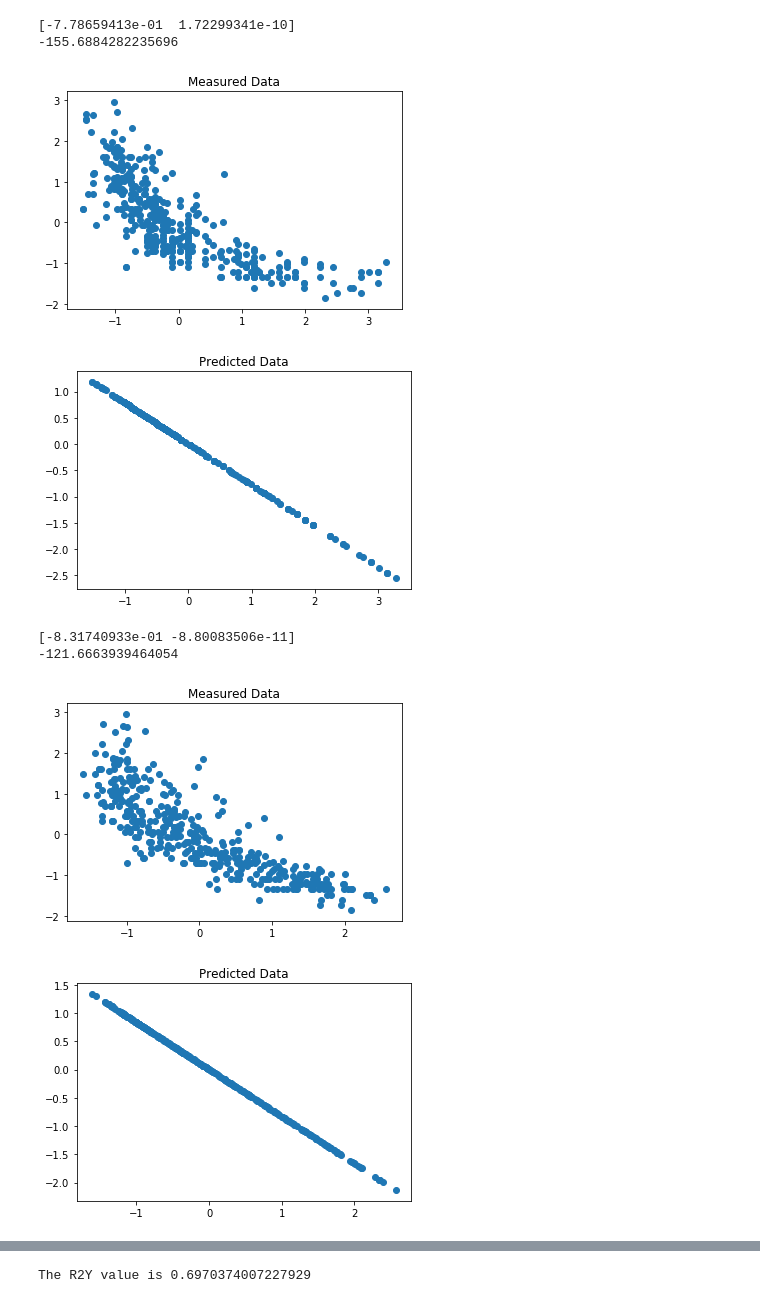
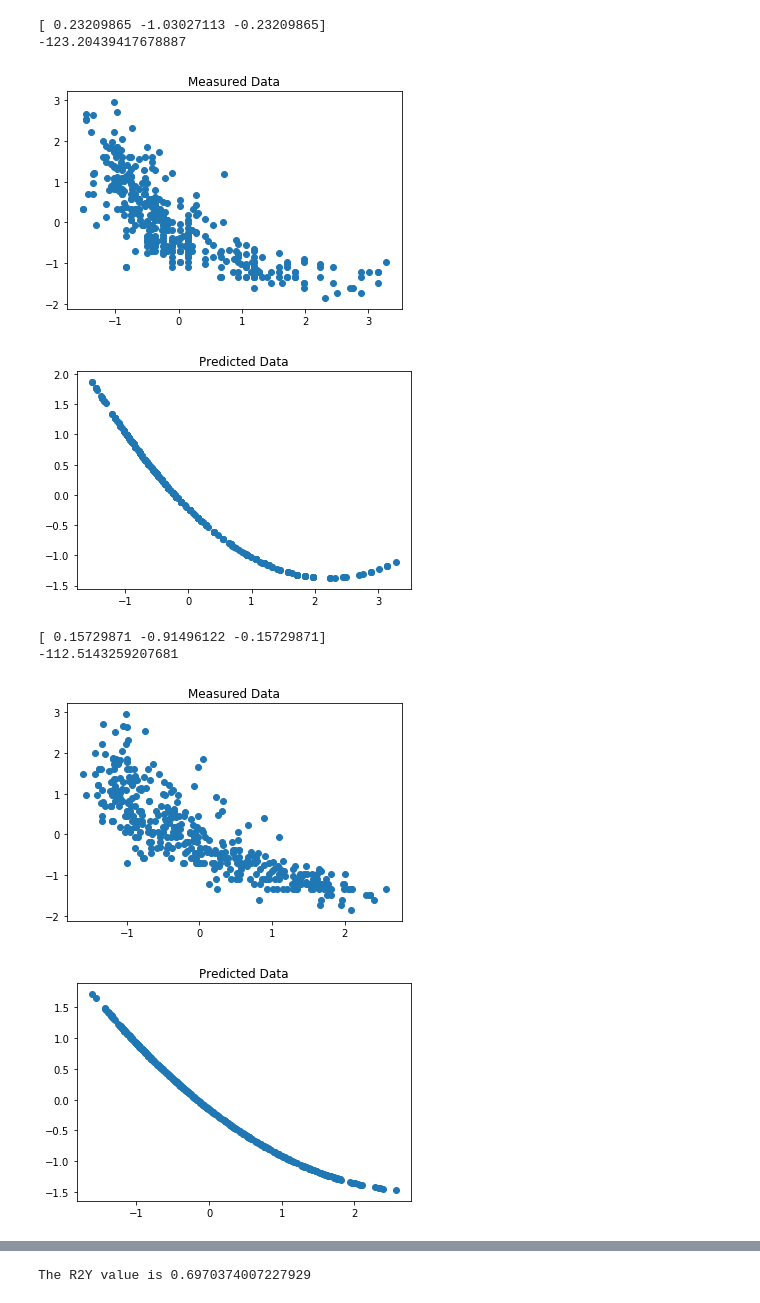
Before and after one commit to micah-bryant/Automobile_Analysis_Project, a Jupyter notebook: Final_Project.ipynb, the cells around one changed output, grey strips where cells are left out. Saved outputs shown, nothing was run; the diff lists cells and outputs as text; code cells hidden in the pictures.

Commit message:
Added 1st and 2nd order commands to OLS

```diff
--- a/Final_Project.ipynb
+++ b/Final_Project.ipynb
@@ -79,11 +86,17 @@ def func_PLSR(data): #needs the data to be scaled before hand (makes it easier t
     plt.legend(loc = 'best');
 # %%
 #Least Squares
-def residuals_ind(values,data,column):
-    beta,offset = values
+def residuals_ind(values,data,column, order):
+    if order == 1:
+        beta,offset = values
+    elif order == 2:
+        beta1,beta2,offset = values
     predVal = []
     for i in range(len(x[:,0])):
-        prediction = (beta*data[i,column]) + offset
+        if order == 1:
+            prediction = (beta*data[i,column]) + offset
+        elif order == 2:
+            prediction = (beta1*(data[i,column]**2)) + (beta2*data[i,column]) + offset
         predVal.append(prediction)
     predVal = np.array(predVal)
     residuals = predVal - data[:,0]
@@ -99,10 +112,13 @@ def residuals_full(values,data):
     residuals = predVal - data[:,0]
     return residuals
 
-def OLS_ind(data,column):
-    y0 = [0,0]
+def OLS_ind(data,column,order):
+    if order == 1:
+        y0 = np.zeros(2)
+    elif order == 2:
+        y0 = np.zeros(3)
     data = scaler(data)
-    opt = least_squares(residuals_ind, y0, args = (data,column))
+    opt = least_squares(residuals_ind, y0, args = (data,column,order))
     return opt.x
 
 def OLS_full(data):
@@ -128,17 +165,0 @@ def R2YCalc_full(values,data):
-# %%
-#new function testing
-def dataPlot_ind(values,data,column):
-    plt.figure()
-    plt.scatter(data[:,column],data[:,0])
-    plt.title('Measured Data')
-
-    beta,offset = values
-    predVal = []
-    for i in range(len(data[:,0])):
-        prediction = (beta*data[i,column]) + offset
-        predVal.append(prediction)
-    predVal = np.array(predVal)
-
-    plt.figure()
-    plt.scatter(data[:,column],predVal)
-    plt.title('Predicted Data')
@@ -169,22 +192,22 @@ dataPlot_ind(values,x,2)
 # %%
-values = OLS_ind(x,3)
+values = OLS_ind(x,3,2)
 print(values)
-value = R2YCalc_ind(values,x,3)
+value = R2YCalc_ind(values,x,3,2)
 print(value)
-dataPlot_ind(values,x,3)
+dataPlot_ind(values,x,3,2)
 # %% [output]
-[-7.78659413e-01  1.72299341e-10]
--155.6884282235696
+[ 0.23209865 -1.03027113 -0.23209865]
+-123.20439417678887
 [figure]
-[figure, old version]
+[figure, new version]
 # %%
-values = OLS_ind(x,4)
+values = OLS_ind(x,4,2)
 print(values)
-value = R2YCalc_ind(values,x,4)
+value = R2YCalc_ind(values,x,4,2)
 print(value)
-dataPlot_ind(values,x,4)
+dataPlot_ind(values,x,4,2)
 # %% [output]
-[-8.31740933e-01 -8.80083506e-11]
--121.6663939464054
+[ 0.15729871 -0.91496122 -0.15729871]
+-112.5143259207681
 [figure]
-[figure, old version]
+[figure, new version]
```
Also changed, not shown: parts of 6 cells of this notebook.
